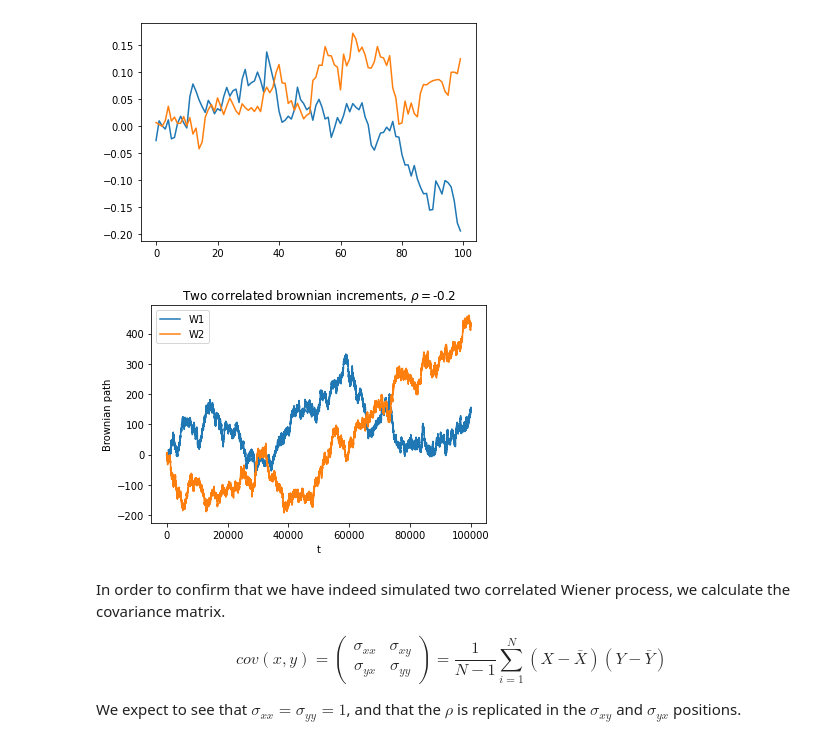
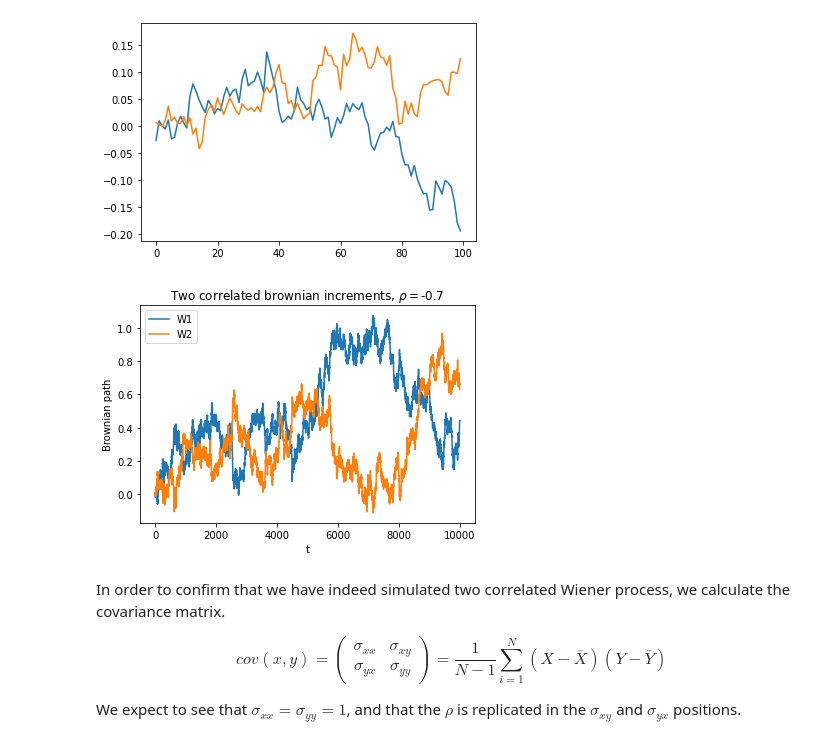
Before and after one commit to s2133934/StochVol, a Jupyter notebook: Notes.ipynb, the cells around one changed output. Cells and saved outputs as stored; diff of their text form; code cells hidden in the pictures.

```diff
--- a/Notes.ipynb
+++ b/Notes.ipynb
@@ -1761,38 +1789,38 @@ np.sqrt(dt)*np.sqrt(N) #does this work out to bequivalent of T?
 # %%
 ############# Two correlated brownian motions #############
 # If dW1 = sqrt(dt)*Z
 #    dW2 = p dW1 + sqrt(1-p^2)Z
 #                              ... and dZ_t \sim N(0,sqrt(dt))
 #https://quant.stackexchange.com/questions/24472/two-correlated-brownian-motions
 
-N = 100000
+N = 10000
 T = 1
 dt = T/N
-rho = -0.2
+rho = -0.7
 
 def corr_wieners(N,T,dt,rho):
 
     #CAREFUL! random.normal(loc=mean, scale = STDEV!!!, size=Output shape)
-    dW1 = np.random.normal(0,1,N) * np.sqrt(dt) * np.sqrt(N)
-    dW2 = rho * dW1 + (np.sqrt(1 - rho**2)) * np.random.normal(0,1,N)*np.sqrt(dt)* np.sqrt(N)
+    dW1 = np.random.normal(0,1,N) * np.sqrt(dt) #* np.sqrt(N)
+    dW2 = rho * dW1 + (np.sqrt(1 - rho**2)) * np.random.normal(0,1,N)*np.sqrt(dt) #* np.sqrt(N)
     W1 = np.cumsum(dW1)
     W2 = np.cumsum(dW2)
 
     return dW1, dW2
 
 dW1, dW2 = corr_wieners(N,T,dt,rho)
 
 W1 = np.cumsum(dW1)
 W2 = np.cumsum(dW2)
 
 plt.plot(W1, label = 'W1')
 plt.plot(W2, label='W2')
 plt.title('Two correlated brownian increments, $\\rho =$'+str(rho))
 plt.xlabel('t'); plt.ylabel('Brownian path')
 plt.legend(loc=0)
 plt.show()
 # %% [output]
-[figure, old version]
+[figure, new version]
 # %% [markdown]
 In order to confirm that we have indeed simulated two correlated Wiener process, we calculate the covariance matrix.
 
```
Also changed, not shown: parts of 30 cells of this notebook, 5 other files.
